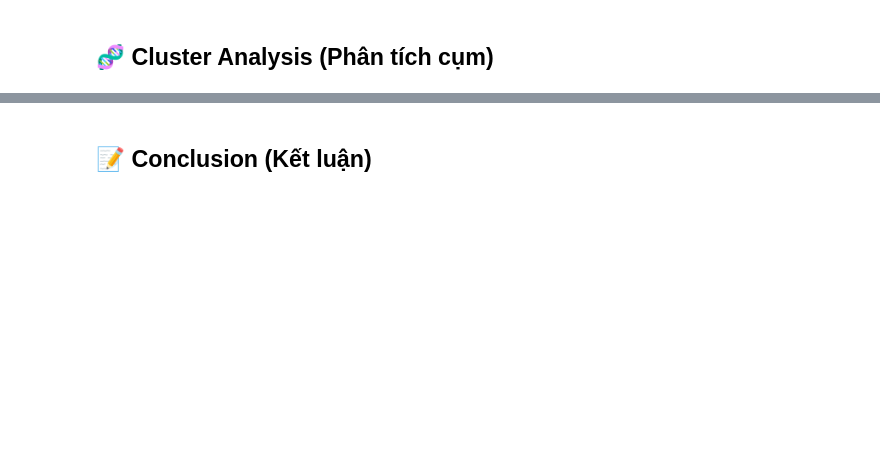
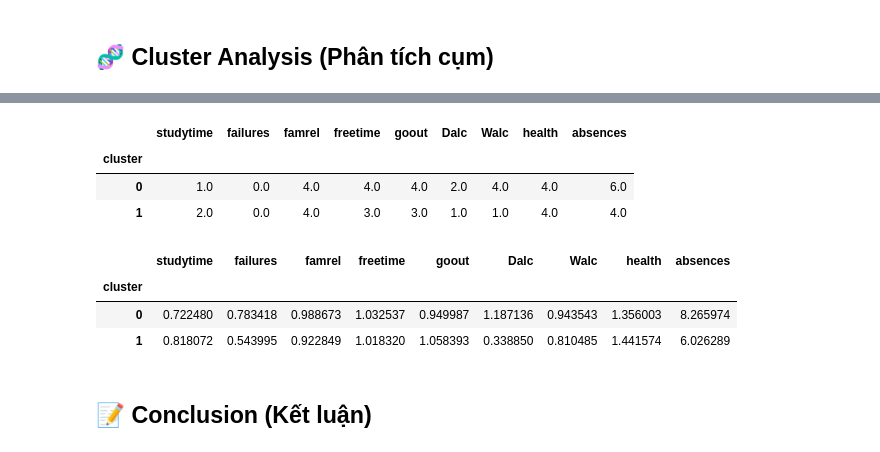
Before and after one commit to TienNguyen0712/student-alcohol-consumption-data-mining, a Jupyter notebook: notebooks/05_clustering.ipynb, the cells around one changed output, grey strips where cells are left out. Drawn from its saved outputs; the diff is of its cells as text; code cells hidden in the pictures; blank space fills up the shorter version.

```diff
--- a/notebooks/05_clustering.ipynb
+++ b/notebooks/05_clustering.ipynb
@@ -204,2 +237,16 @@ student_merge.groupby("cluster")[num_cols].mean()
+# %%
+student_merge.groupby("cluster")[num_cols].median()
+# %% [output]
+|  | studytime | failures | famrel | freetime | goout | Dalc | Walc | health | absences |
+| cluster |  |  |  |  |  |  |  |  |  |
+| 0 | 1.0 | 0.0 | 4.0 | 4.0 | 4.0 | 2.0 | 4.0 | 4.0 | 6.0 |
+| 1 | 2.0 | 0.0 | 4.0 | 3.0 | 3.0 | 1.0 | 1.0 | 4.0 | 4.0 |
+# %%
+student_merge.groupby("cluster")[num_cols].std()
+# %% [output]
+|  | studytime | failures | famrel | freetime | goout | Dalc | Walc | health | absences |
+| cluster |  |  |  |  |  |  |  |  |  |
+| 0 | 0.722480 | 0.783418 | 0.988673 | 1.032537 | 0.949987 | 1.187136 | 0.943543 | 1.356003 | 8.265974 |
+| 1 | 0.818072 | 0.543995 | 0.922849 | 1.018320 | 1.058393 | 0.338850 | 0.810485 | 1.441574 | 6.026289 |
 # %% [markdown]
 ## 📝 **Conclusion (Kết luận)**
```
Also changed, not shown: parts of 18 cells of this notebook.
